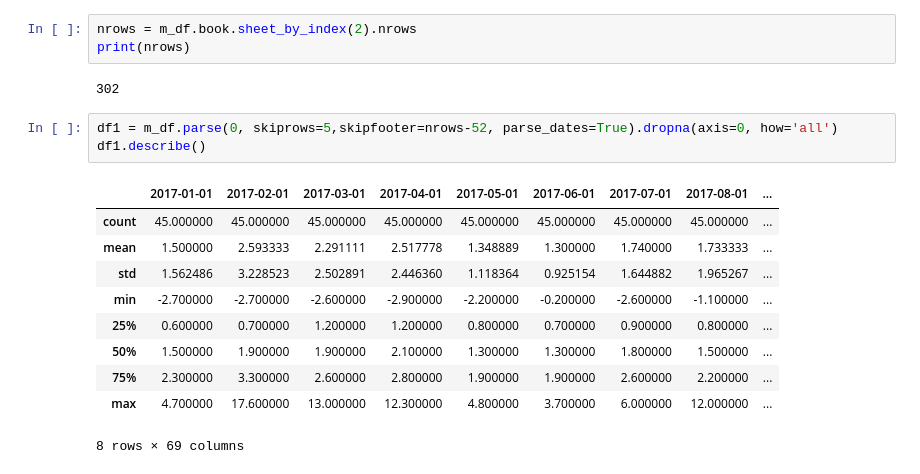
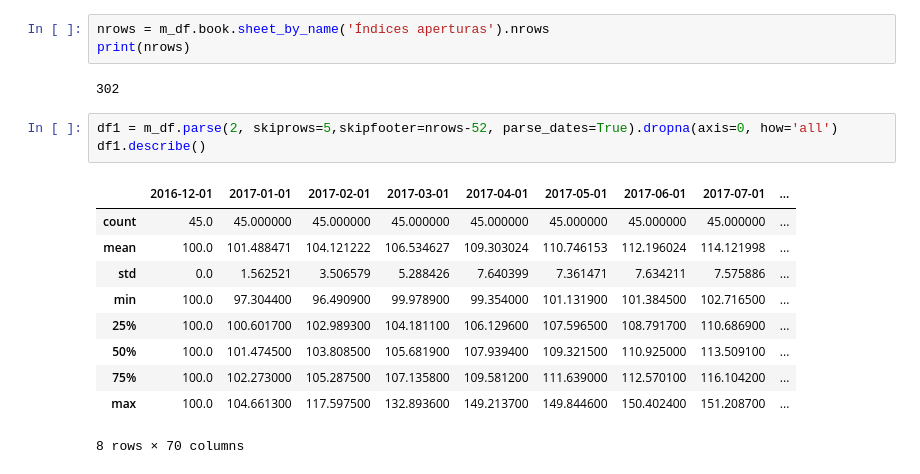
Before and after one commit to guillorocker/analisis-exploratorio, a Jupyter notebook: Analisis Exploratorio.ipynb, the cells around one changed output. Cells and saved outputs as stored; diff of their text form.

```diff
--- a/Analisis Exploratorio.ipynb
+++ b/Analisis Exploratorio.ipynb
@@ -13,21 +13,21 @@ print(file)
 # %%
 m_df = pd.ExcelFile(file)
 # %%
-nrows = m_df.book.sheet_by_index(2).nrows
+nrows = m_df.book.sheet_by_name('Índices aperturas').nrows
 print(nrows)
 # %% [output]
 302
 # %%
-df1 = m_df.parse(0, skiprows=5,skipfooter=nrows-52, parse_dates=True).dropna(axis=0, how='all')
+df1 = m_df.parse(2, skiprows=5,skipfooter=nrows-52, parse_dates=True).dropna(axis=0, how='all')
 df1.describe()
 # %% [output]
-|  | 2017-01-01 | 2017-02-01 | 2017-03-01 | 2017-04-01 | 2017-05-01 | 2017-06-01 | 2017-07-01 | 2017-08-01 | ... |
-| count | 45.000000 | 45.000000 | 45.000000 | 45.000000 | 45.000000 | 45.000000 | 45.000000 | 45.000000 | ... |
-| mean | 1.500000 | 2.593333 | 2.291111 | 2.517778 | 1.348889 | 1.300000 | 1.740000 | 1.733333 | ... |
-| std | 1.562486 | 3.228523 | 2.502891 | 2.446360 | 1.118364 | 0.925154 | 1.644882 | 1.965267 | ... |
-| min | -2.700000 | -2.700000 | -2.600000 | -2.900000 | -2.200000 | -0.200000 | -2.600000 | -1.100000 | ... |
-| 25% | 0.600000 | 0.700000 | 1.200000 | 1.200000 | 0.800000 | 0.700000 | 0.900000 | 0.800000 | ... |
-| 50% | 1.500000 | 1.900000 | 1.900000 | 2.100000 | 1.300000 | 1.300000 | 1.800000 | 1.500000 | ... |
-| 75% | 2.300000 | 3.300000 | 2.600000 | 2.800000 | 1.900000 | 1.900000 | 2.600000 | 2.200000 | ... |
-| max | 4.700000 | 17.600000 | 13.000000 | 12.300000 | 4.800000 | 3.700000 | 6.000000 | 12.000000 | ... |
+|  | 2016-12-01 | 2017-01-01 | 2017-02-01 | 2017-03-01 | 2017-04-01 | 2017-05-01 | 2017-06-01 | 2017-07-01 | ... |
+| count | 45.0 | 45.000000 | 45.000000 | 45.000000 | 45.000000 | 45.000000 | 45.000000 | 45.000000 | ... |
+| mean | 100.0 | 101.488471 | 104.121222 | 106.534627 | 109.303024 | 110.746153 | 112.196024 | 114.121998 | ... |
+| std | 0.0 | 1.562521 | 3.506579 | 5.288426 | 7.640399 | 7.361471 | 7.634211 | 7.575886 | ... |
+| min | 100.0 | 97.304400 | 96.490900 | 99.978900 | 99.354000 | 101.131900 | 101.384500 | 102.716500 | ... |
+| 25% | 100.0 | 100.601700 | 102.989300 | 104.181100 | 106.129600 | 107.596500 | 108.791700 | 110.686900 | ... |
+| 50% | 100.0 | 101.474500 | 103.808500 | 105.681900 | 107.939400 | 109.321500 | 110.925000 | 113.509100 | ... |
+| 75% | 100.0 | 102.273000 | 105.287500 | 107.135800 | 109.581200 | 111.639000 | 112.570100 | 116.104200 | ... |
+| max | 100.0 | 104.661300 | 117.597500 | 132.893600 | 149.213700 | 149.844600 | 150.402400 | 151.208700 | ... |
-8 rows × 69 columns
+8 rows × 70 columns
```
Also changed, not shown: parts of 3 cells of this notebook.
